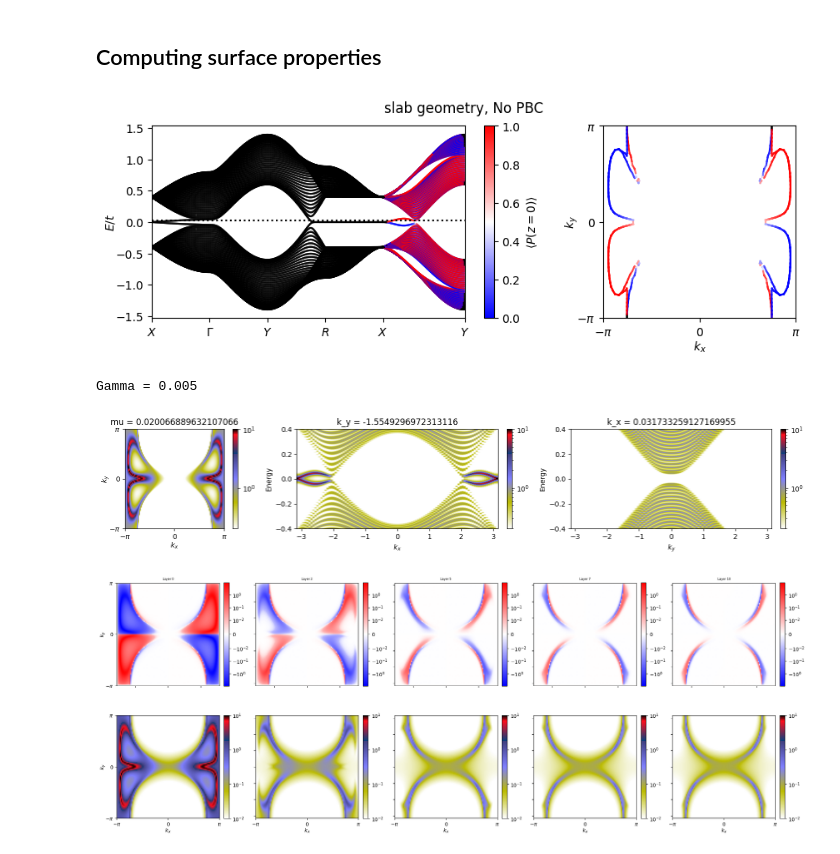
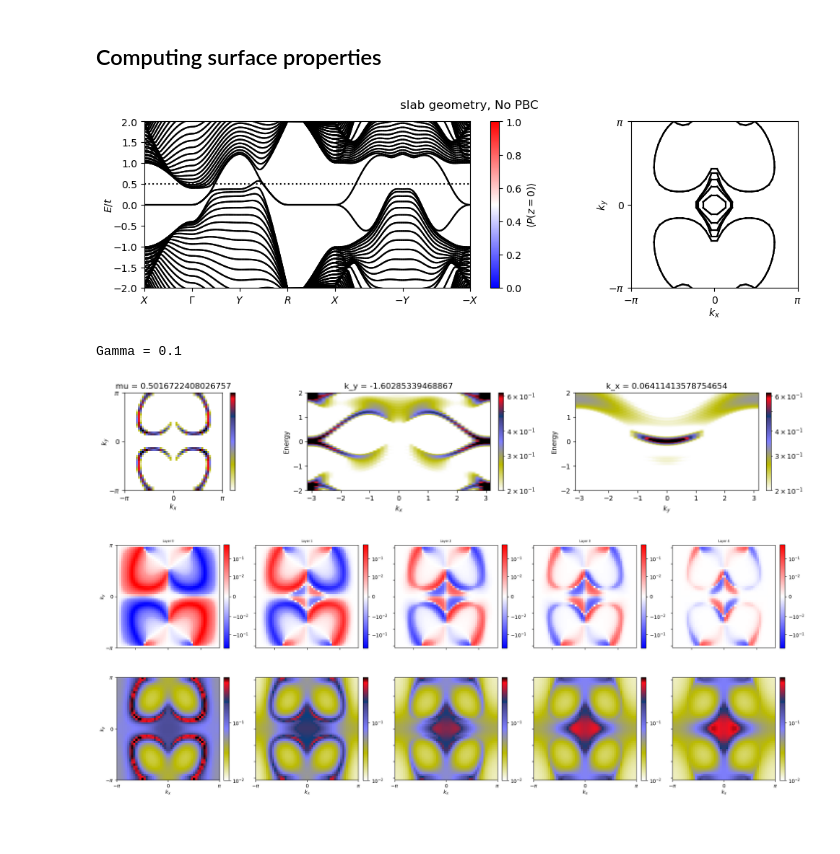
Before and after one commit to dpreuo/alter_surf, a Jupyter notebook: Weyl_CuMnAs.ipynb, the cells around one changed output. Saved outputs shown, nothing was run; the diff lists cells and outputs as text; code cells hidden in the pictures; blank space fills up the shorter version.

```diff
--- a/Weyl_CuMnAs.ipynb
+++ b/Weyl_CuMnAs.ipynb
@@ -247,13 +361,13 @@ This looks roughly the same. There is a flat band connecting the Weyl cones for
 # %%
 Hparam = Hparam0.copy()
 
-H2D.update_params(Hparam)
+H3D_as2D.update_params(Hparam)
 H.update_params(Hparam)
 
-print(H2D.param)
+print(H3D_as2D.param)
 print(H.param)
 
-labels = ['X','\Gamma',"Y","R","X",'Y']
+labels = ['X',r'\Gamma',"Y","R","X",'Y']
 coloring_operator = None
 cmap = 'bwr'
 
@@ -261,9 +375,10 @@ cmap = 'bwr'
 fig, [ax,ax1] = plt.subplots(1,2,gridspec_kw={'width_ratios': [2,1]},figsize=(10,3))
 fig.suptitle('bulk, 3D model')
 for kz in np.linspace(-2*np.pi,2*np.pi,H.param['len_z'],endpoint=False):
-    H2D.update_params(dict(kz=kz))
-    plot_bandstruc(ax,H2D,labels_points_path=labels,cmap=cmap,coloring_operator=H2D.operator.spin)
-    plot_FS(ax1,H2D,cmap=cmap,coloring_operator=H2D.operator.spin,Lk=50,)
+    H3D_as2D.update_params(dict(kz=kz))
+    plot_bandstruc(ax,H3D_as2D,labels_points_path=labels,cmap=cmap,coloring_operator=H3D_as2D.operator.spin)
+    plot_FS(ax1,H3D_as2D,cmap=cmap,coloring_operator=H3D_as2D.operator.spin,Lk=50,)
+#ax.set_ylim(-0.4,0.4)
 
 #with PBC
 H.update_params(dict(PBC=True))
@@ -271,6 +386,7 @@ fig, [ax,ax1] = plt.subplots(1,2,gridspec_kw={'width_ratios': [2,1]},figsize=(10
 fig.suptitle('slab geometry with PBC')
 plot_bandstruc(ax,H,labels_points_path=labels,cmap=cmap,coloring_operator=H.operator.spin)
 plot_FS(ax1,H,cmap=cmap,coloring_operator=H.operator.spin,Lk=50,)
+#ax.set_ylim(-0.4,0.4)
 
 #without PBC
 H.update_params(dict(PBC=False))
@@ -278,4 +394,5 @@ fig, [ax,ax1] = plt.subplots(1,2,gridspec_kw={'width_ratios': [2,1]},figsize=(10
 fig.suptitle('slab geometry, No PBC')
 plot_bandstruc(ax,H,labels_points_path=labels,cmap=cmap,coloring_operator=H.operator.spin)
 plot_FS(ax1,H,cmap=cmap,coloring_operator=H.operator.spin,Lk=50,)
+#ax.set_ylim(-0.4,0.4)
 # %% [output]
@@ -288,23 +405,31 @@ plot_FS(ax1,H,cmap=cmap,coloring_operator=H.operator.spin,Lk=50,)
 ## Computing surface properties
 # %%
 #without PBC
-mu = 0.02
+mu = 0.5
 H.update_params(Hparam0)
 H.update_params(dict(PBC=False))
 
-labels = ['X','\Gamma',"Y","R","X",'Y']
-coloring_operator = H.operator.spin #np.kron(projector2layer(0,H.param['len_z']),H.suboperator.spin)
+labels = ['X',r'\Gamma',"Y","R","X",'-Y','-X']
+coloring_operator = H.operator.spin #np.kron(projector2layer(-1,H.param['len_z']),H.suboperator.spin)
 cmap = 'bwr' #'Greys'
 
-fig, [ax,ax1] = plt.subplots(1,2,gridspec_kw={'width_ratios': [2,1]},figsize=(10,3))
+fig, [ax,ax1] = plt.subplots(1,2,gridspec_kw={'width_ratios': [2,1]},figsize=(12,3))
 fig.suptitle('slab geometry, No PBC')
-plot_bandstruc(ax,H,labels_points_path=labels,cmap=cmap,coloring_operator=coloring_operator,threshold_degeneracy=2)
+plot_bandstruc(ax,H,labels_points_path=labels,cmap=cmap,coloring_operator=coloring_operator,threshold_degeneracy=2,N_samples=30)
 ax.axhline(mu,color='k',ls=':' )
 H.update_params(dict(mu=mu))
-plot_FS(ax1,H,cmap=cmap,coloring_operator=coloring_operator,Lk=50,threshold_degeneracy=2)
+plot_FS(ax1,H,cmap=cmap,coloring_operator=coloring_operator,Lk=30,threshold_degeneracy=2)
 H.update_params(dict(mu=0))
 cbar = plt.colorbar(ax.collections[0], ax=ax, orientation='vertical')
 cbar.set_label(r'$\langle P(z=0) \rangle $')
+
+ax.set_ylim(-2,2)
+
+fig = plt.gcf()
+
+# from IPython.display import display
+# ax.set_ylim(-0.4,0.4)
+# display(fig)
 # %% [output]
-[figure, old version]
+[figure, new version]
 # %%
@@ -350,18 +475,17 @@ def plot_spectral_density(ax,spectral_density,cmap='bwr',title_plot='',show_xlab
     im = ax.imshow(spectral_density.T,extent=(-pi,pi,-pi,pi),origin='lower',cmap=cmap,norm=matplotlib.colors.SymLogNorm(linthresh=linthresh,vmin=vmin,vmax=vmax))
     return im
 # %%
-mu = 0.02 #energy at which the momentum resolved spectral density is computed
-energies = np.linspace(-0.4,0.4,300)
+mu = 0.5 #energy at which the momentum resolved spectral density is computed
+energies = np.linspace(-2,2,300)
 
 layer=0
-Gamma = 0.005#find_Gamma(es)
+Gamma = 0.1#0.04#find_Gamma(es)
 print(f'Gamma = {Gamma}')
-proj_2layers = projector2layer(layer,len_z=len_z)
 
 #compute spectral density
-Os = exp_value_O(np.kron(proj_2layers,np.ones(H.n_orbitals//len_z)),psis) #.shape=(n,kx,ky)
+Os = exp_value_O(H.suboperator.proj.dot(project_doublelayer(layer)),psis) #.shape=(n,kx,ky)
 
-spectral_density0 = np.sum(Os[None]*Gamma/((es[None]-energies[:,None,None,None])**2+Gamma**2),axis=1)/len_z #.shape=(len(energies),kx,ky)
+spectral_density0 = np.sum(Os[None]*Gamma/((es[None]-energies[:,None,None,None])**2+Gamma**2),axis=1)/numb_z #.shape=(len(energies),kx,ky)
 
 
 fig,axs = plt.subplots(1,3,figsize=(16,3))
@@ -379,7 +503,7 @@ idx_ky = Lk//4
 axs[1].set_title(f'k_y = {ks[1,0,idx_ky]}')
 #vmax = np.abs(spectral_density0[:,:,idx_ky]).max()
 im = axs[1].imshow(spectral_density0[:,:,idx_ky],norm=matplotlib.colors.LogNorm(vmin=2e-1,vmax=vmax),cmap='gist_stern_r',extent=(-pi,pi,energies[0],energies[-1]),origin='lower',aspect='auto')
-axs[1].set_xlabel('$k_x$')
+axs[1].set_xlabel(r'$k_x$')
 axs[1].set_ylabel('Energy')
 plt.colorbar(im,ax=axs[1],fraction=0.046,pad=0.04)
 
@@ -388,33 +512,34 @@ idx_kx = Lk//2
 axs[2].set_title(f'k_x = {ks[0,idx_kx,0]}')
 #vmax = np.abs(spectral_density0[:,idx_kx]).max()
 im = axs[2].imshow(spectral_density0[:,idx_kx],norm=matplotlib.colors.LogNorm(vmin=2e-1,vmax=vmax),cmap='gist_stern_r',extent=(-pi,pi,energies[0],energies[-1]),origin='lower',aspect='auto')
-axs[2].set_xlabel('$k_y$')
+axs[2].set_xlabel(r'$k_y$')
 axs[2].set_ylabel('Energy')
 plt.colorbar(im,ax=axs[2],fraction=0.046,pad=0.04)
 
 plt.tight_layout()
 # %% [output]
-Gamma = 0.005
+Gamma = 0.1
-[figure, old version]
+[figure, new version]
 # %%
-mu = 0.02
-layers = np.linspace(0,len_z//2,5,dtype=int)
-Gamma = 0.005#find_Gamma(es)
+mu = 0.5
+layers = np.linspace(0,H.param['len_z']-1,5,dtype=int)
+layers = [0,1,2,3,4]
+Gamma = 0.1#0.04#find_Gamma(es)
 
 #Plot
 fig,axs = plt.subplots(2,len(layers),figsize=(4*len(layers),8))
 
 for ax_column,layer in zip(axs.T,layers):
-    proj_2layers = projector2layer(layer,len_z=len_z)
-    coloring_operator = np.kron(proj_2layers,H.suboperator.spin) #projected spin_operator
+    #this we need to improve if we want to measure the last layer
+    coloring_operator = H.suboperator.proj.dot(project_doublelayer(layer))*H.operator.spin #projected spin_operator
 
     #compute spin spectral density
     Os = exp_value_O(coloring_operator,psis) #.shape=(n,y,x)
-    spectral_density_spin = np.sum(Os*Gamma/((es-mu)**2+Gamma**2),axis=0)/len_z
+    spectral_density_spin = np.sum(Os*Gamma/((es-mu)**2+Gamma**2),axis=0)/numb_z
 
     #compute spectral density
-    Os = exp_value_O(np.kron(proj_2layers,np.ones(H.n_orbitals//len_z)),psis) #.shape=(n,y,x)
-    spectral_density0 = np.sum(Os*Gamma/((es-mu)**2+Gamma**2),axis=0)/len_z
+    Os = exp_value_O(H.suboperator.proj.dot(project_doublelayer(layer)),psis) #.shape=(n,y,x)
+    spectral_density0 = np.sum(Os*Gamma/((es-mu)**2+Gamma**2),axis=0)/numb_z
 
     if layer == 0:
         vmax_spin = np.abs(spectral_density_spin).max()
@@ -433,7 +558,7 @@ for ax_column,layer in zip(axs.T,layers):
 
 plt.tight_layout()
 # %% [output]
-[figure, old version]
+[figure, new version]
 # %%
 ## creating the spectral density data
 
```
Also changed, not shown: parts of 19 cells of this notebook, 13 other files.
